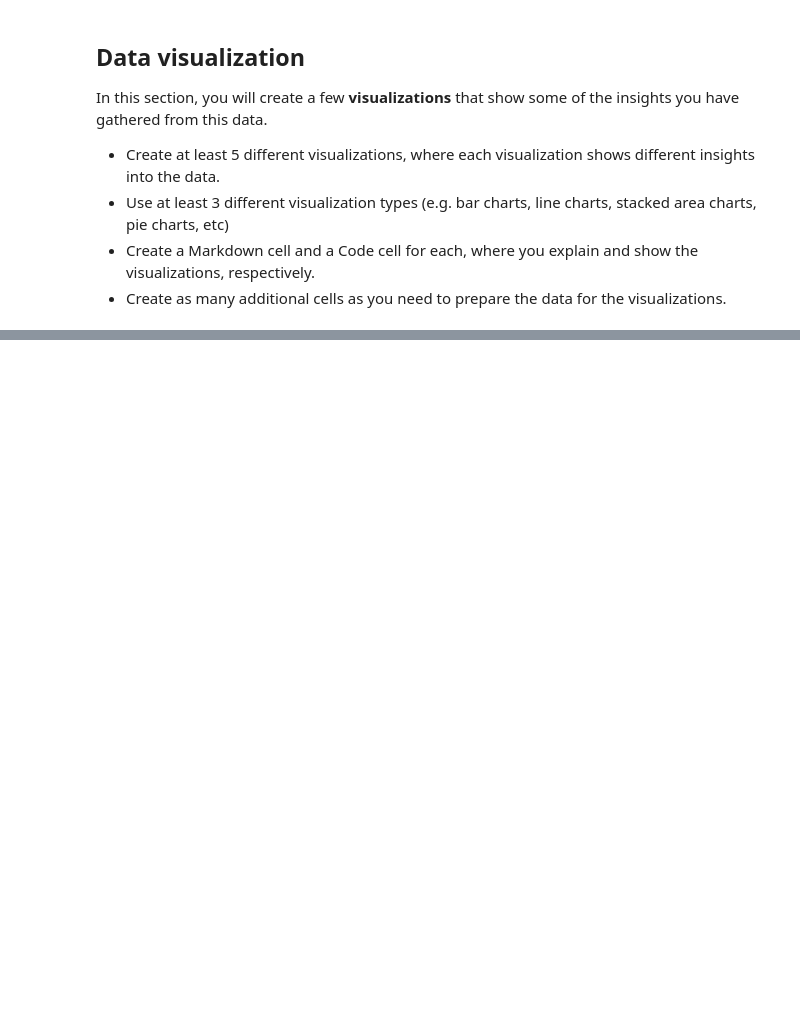
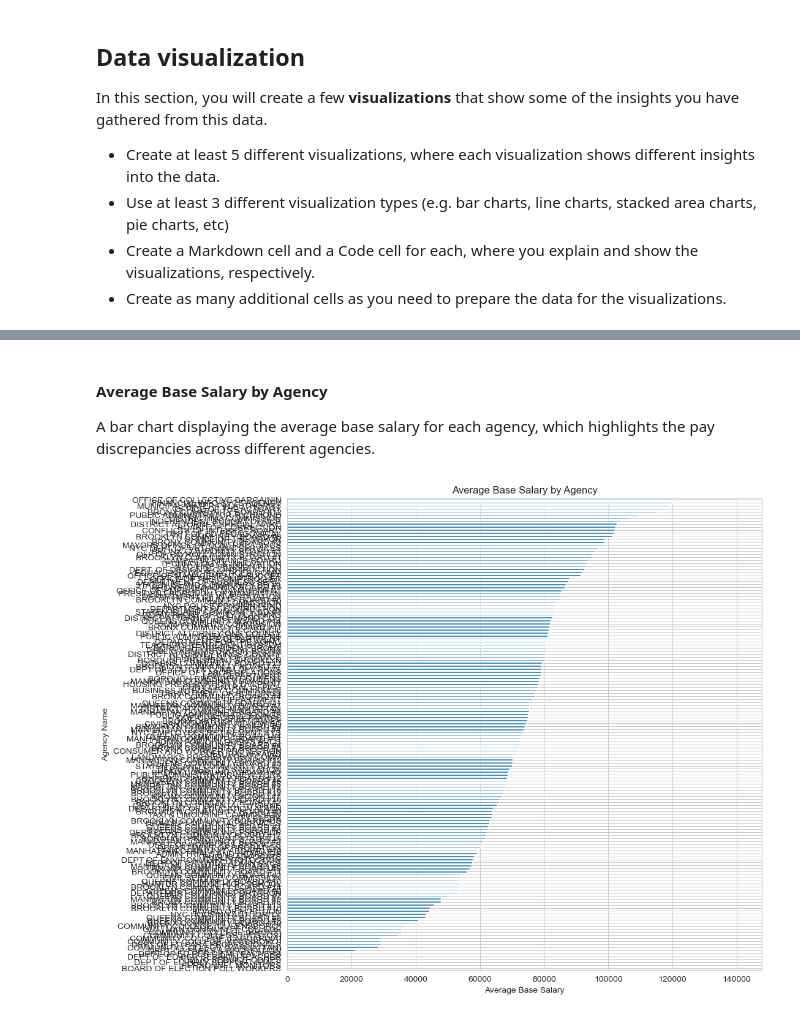
Before and after one commit to dbdesign-students-spring2024/8-pandas-exploration-Liovai, a Jupyter notebook: analysis.ipynb, the cells around one changed output, grey strips where cells are left out. Drawn from its saved outputs; the diff is of its cells as text; code cells hidden in the pictures; blank space fills up the shorter version.

```diff
--- a/analysis.ipynb
+++ b/analysis.ipynb
@@ -356,0 +375,16 @@ In this section, you will create a few **visualizations** that show some of the
+# %% [markdown]
+#### Average Base Salary by Agency
+A bar chart displaying the average base salary for each agency, which highlights the pay discrepancies across different agencies.
+# %%
+# Prepare the data for visualization
+average_salary_by_agency = data.groupby('Agency Name')['Base Salary'].mean().sort_values()
+
+# Plot the average base salary by agency
+plt.figure(figsize=(10, 10))
+average_salary_by_agency.plot(kind='barh')
+plt.title('Average Base Salary by Agency')
+plt.xlabel('Average Base Salary')
+plt.ylabel('Agency Name')
+plt.show()
+# %% [output]
+[figure, added]
```
Also changed, not shown: parts of 9 cells of this notebook.
